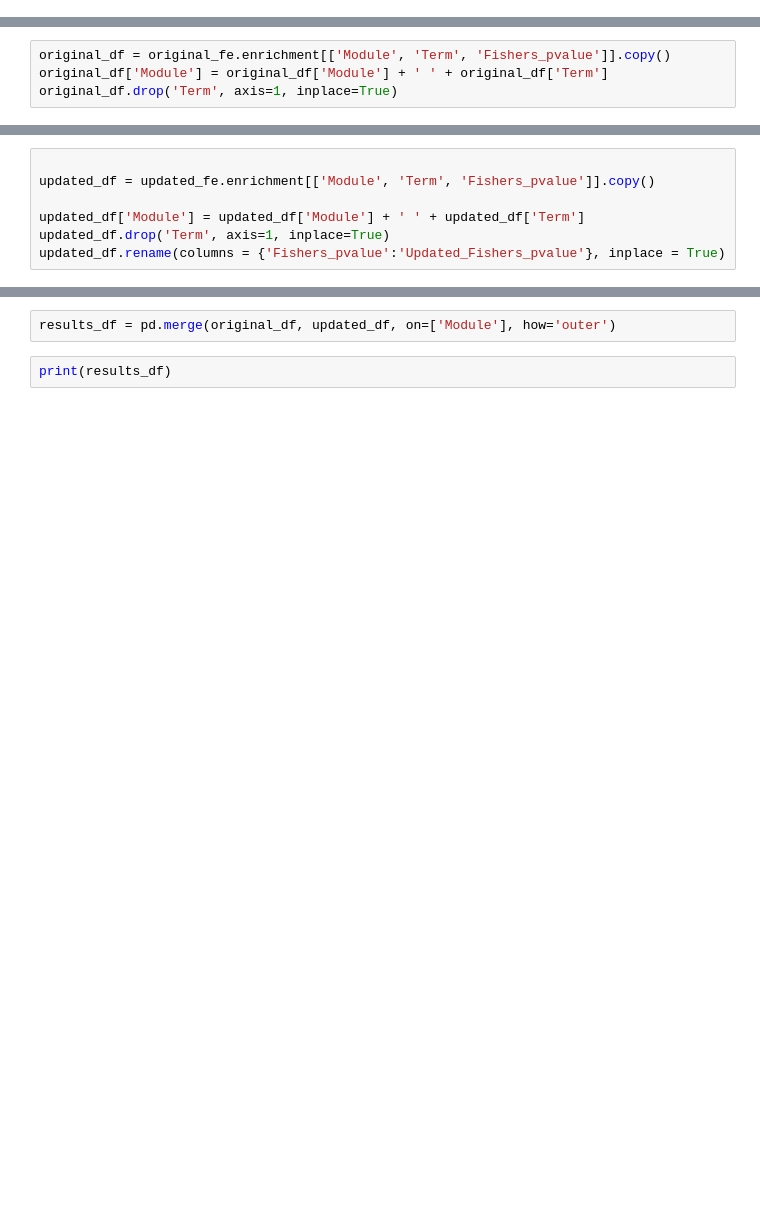
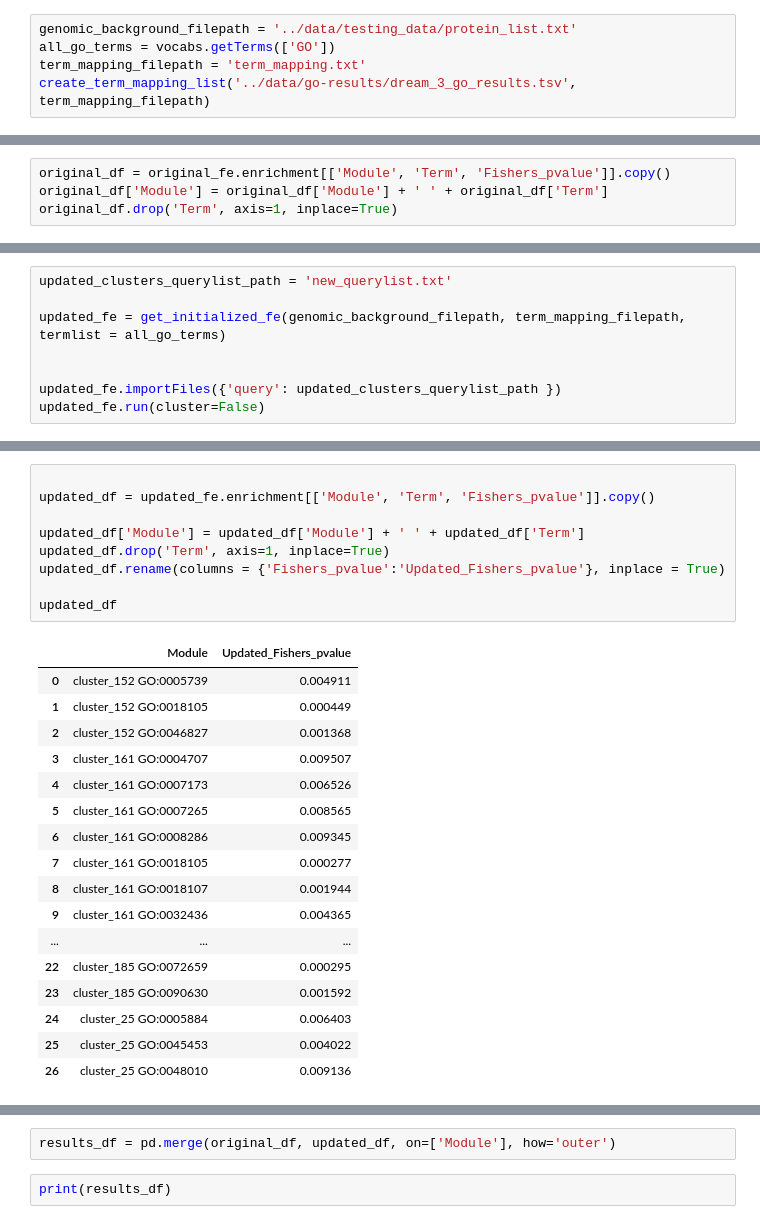
Before and after one commit to chrlatte/ClusteringWithDSD, a Jupyter notebook: src/analysis_notebook.ipynb, the cells around one changed output, grey strips where cells are left out. Saved outputs shown, nothing was run; the diff lists cells and outputs as text; blank space fills up the shorter version.

Commit message:
working on streamlining the process to get results

```diff
--- a/src/analysis_notebook.ipynb
+++ b/src/analysis_notebook.ipynb
@@ -63,0 +26,5 @@ import func_e.vocabs.all as vocabs
+# %%
+genomic_background_filepath = '../data/testing_data/protein_list.txt'
+all_go_terms = vocabs.getTerms(['GO'])
+term_mapping_filepath = 'term_mapping.txt'
+create_term_mapping_list('../data/go-results/dream_3_go_results.tsv', term_mapping_filepath)
@@ -67,0 +74,8 @@ original_df.drop('Term', axis=1, inplace=True)
+# %%
+updated_clusters_querylist_path = 'new_querylist.txt'
+
+updated_fe = get_initialized_fe(genomic_background_filepath, term_mapping_filepath, termlist = all_go_terms)
+
+
+updated_fe.importFiles({'query': updated_clusters_querylist_path })
+updated_fe.run(cluster=False)
@@ -68,10 +104,30 @@ original_df.drop('Term', axis=1, inplace=True)
 # %%
 
 updated_df = updated_fe.enrichment[['Module', 'Term', 'Fishers_pvalue']].copy()
 
 updated_df['Module'] = updated_df['Module'] + ' ' + updated_df['Term']
 updated_df.drop('Term', axis=1, inplace=True)
 updated_df.rename(columns = {'Fishers_pvalue':'Updated_Fishers_pvalue'}, inplace = True)
+
+updated_df
+# %% [output]
+|  | Module | Updated_Fishers_pvalue |
+| 0 | cluster_152 GO:0005739 | 0.004911 |
+| 1 | cluster_152 GO:0018105 | 0.000449 |
+| 2 | cluster_152 GO:0046827 | 0.001368 |
+| 3 | cluster_161 GO:0004707 | 0.009507 |
+| 4 | cluster_161 GO:0007173 | 0.006526 |
+| 5 | cluster_161 GO:0007265 | 0.008565 |
+| 6 | cluster_161 GO:0008286 | 0.009345 |
+| 7 | cluster_161 GO:0018105 | 0.000277 |
+| 8 | cluster_161 GO:0018107 | 0.001944 |
+| 9 | cluster_161 GO:0032436 | 0.004365 |
+| ... | ... | ... |
+| 22 | cluster_185 GO:0072659 | 0.000295 |
+| 23 | cluster_185 GO:0090630 | 0.001592 |
+| 24 | cluster_25 GO:0005884 | 0.006403 |
+| 25 | cluster_25 GO:0045453 | 0.004022 |
+| 26 | cluster_25 GO:0048010 | 0.009136 |
 # %%
 print(f"ORIGINAL CLUSTERS TABLE:\n{original_df}")
 print(f"UPDATED CLUSTERS TABLE:\n{updated_df}")
```
Also changed, not shown: parts of 17 cells of this notebook, 4 other files.
